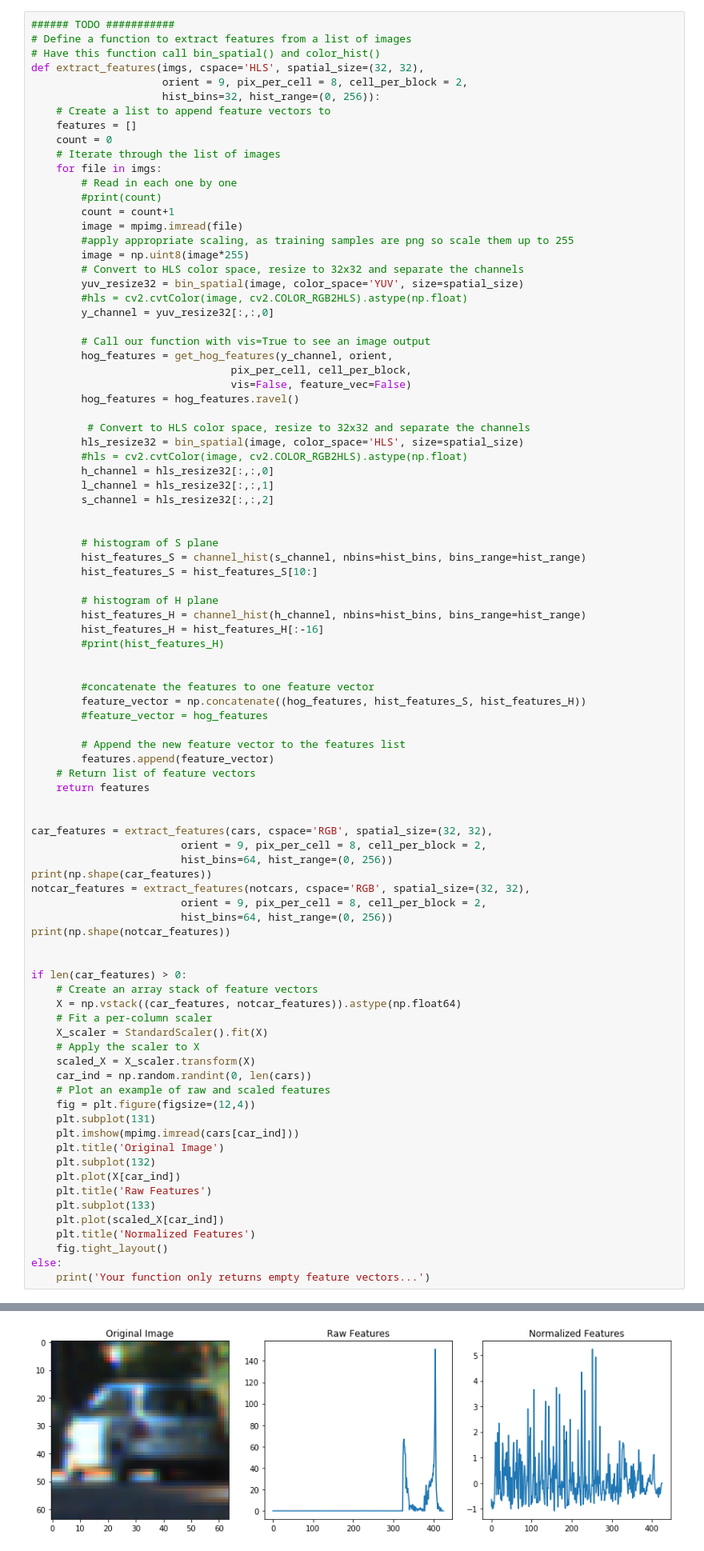
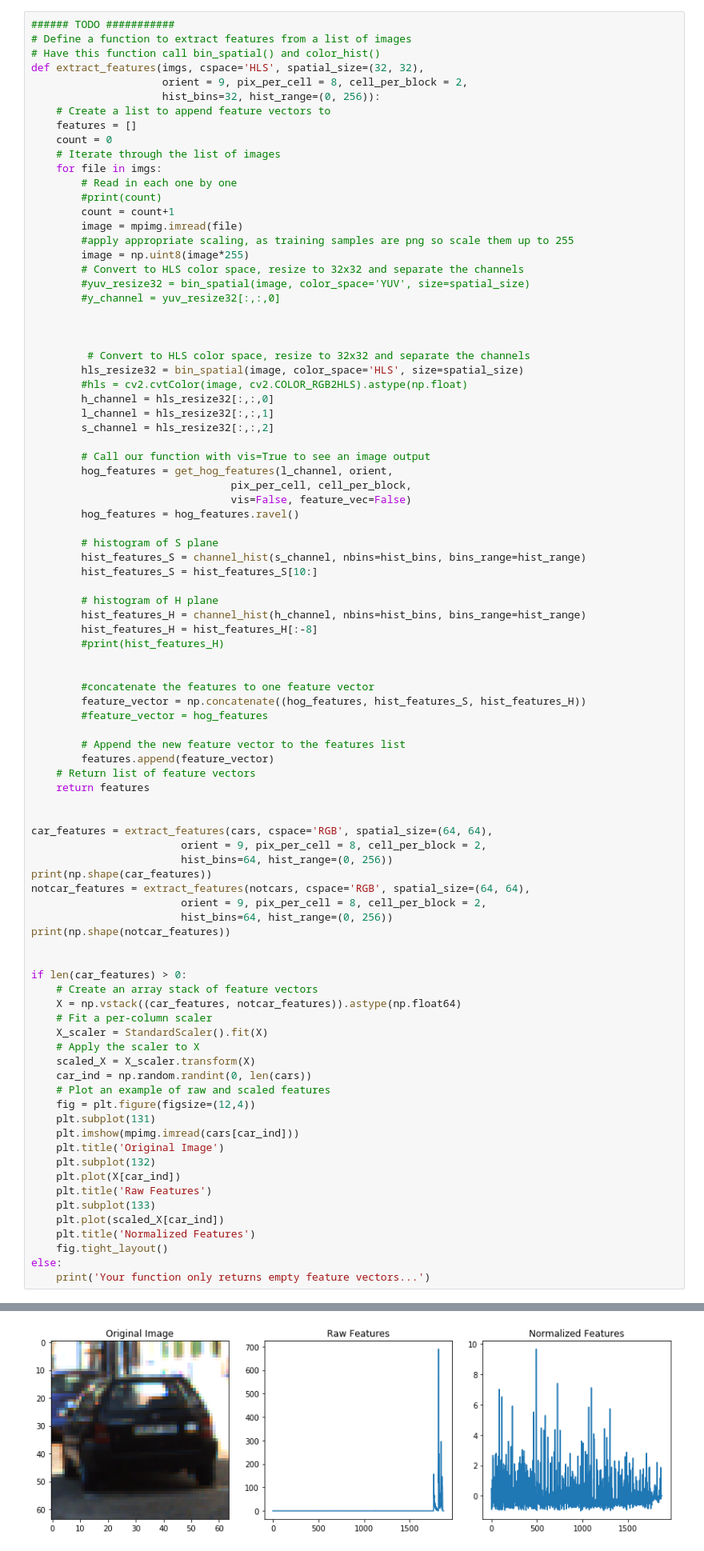
Before and after one commit to hassmuha/CarND-Vehicle-Detection-Submit, a Jupyter notebook: main.ipynb, the cells around one changed output, grey strips where cells are left out. Shown at 80% size. Saved outputs shown, nothing was run; the diff lists cells and outputs as text.

```diff
--- a/main.ipynb
+++ b/main.ipynb
@@ -173,15 +173,10 @@ def extract_features(imgs, cspace='HLS', spatial_size=(32, 32),
         #apply appropriate scaling, as training samples are png so scale them up to 255
         image = np.uint8(image*255)
         # Convert to HLS color space, resize to 32x32 and separate the channels
-        yuv_resize32 = bin_spatial(image, color_space='YUV', size=spatial_size)
-        #hls = cv2.cvtColor(image, cv2.COLOR_RGB2HLS).astype(np.float)
-        y_channel = yuv_resize32[:,:,0]
+        #yuv_resize32 = bin_spatial(image, color_space='YUV', size=spatial_size)
+        #y_channel = yuv_resize32[:,:,0]
 
-        # Call our function with vis=True to see an image output
-        hog_features = get_hog_features(y_channel, orient,
-                                pix_per_cell, cell_per_block,
-                                vis=False, feature_vec=False)
-        hog_features = hog_features.ravel()
+
 
          # Convert to HLS color space, resize to 32x32 and separate the channels
         hls_resize32 = bin_spatial(image, color_space='HLS', size=spatial_size)
@@ -190,6 +185,11 @@ def extract_features(imgs, cspace='HLS', spatial_size=(32, 32),
         l_channel = hls_resize32[:,:,1]
         s_channel = hls_resize32[:,:,2]
 
+        # Call our function with vis=True to see an image output
+        hog_features = get_hog_features(l_channel, orient,
+                                pix_per_cell, cell_per_block,
+                                vis=False, feature_vec=False)
+        hog_features = hog_features.ravel()
 
         # histogram of S plane
         hist_features_S = channel_hist(s_channel, nbins=hist_bins, bins_range=hist_range)
@@ -197,7 +197,7 @@ def extract_features(imgs, cspace='HLS', spatial_size=(32, 32),
 
         # histogram of H plane
         hist_features_H = channel_hist(h_channel, nbins=hist_bins, bins_range=hist_range)
-        hist_features_H = hist_features_H[:-16]
+        hist_features_H = hist_features_H[:-8]
         #print(hist_features_H)
 
 
@@ -211,11 +211,11 @@ def extract_features(imgs, cspace='HLS', spatial_size=(32, 32),
     return features
 
 
-car_features = extract_features(cars, cspace='RGB', spatial_size=(32, 32),
+car_features = extract_features(cars, cspace='RGB', spatial_size=(64, 64),
                         orient = 9, pix_per_cell = 8, cell_per_block = 2,
                         hist_bins=64, hist_range=(0, 256))
 print(np.shape(car_features))
-notcar_features = extract_features(notcars, cspace='RGB', spatial_size=(32, 32),
+notcar_features = extract_features(notcars, cspace='RGB', spatial_size=(64, 64),
                         orient = 9, pix_per_cell = 8, cell_per_block = 2,
                         hist_bins=64, hist_range=(0, 256))
 print(np.shape(notcar_features))
@@ -249,4 +249,4 @@ else:
-[figure, old version]
+[figure, new version]
 # %% [markdown]
 ## Prepare the Data for Classification
 # %%
```
Also changed, not shown: parts of 7 cells of this notebook.
